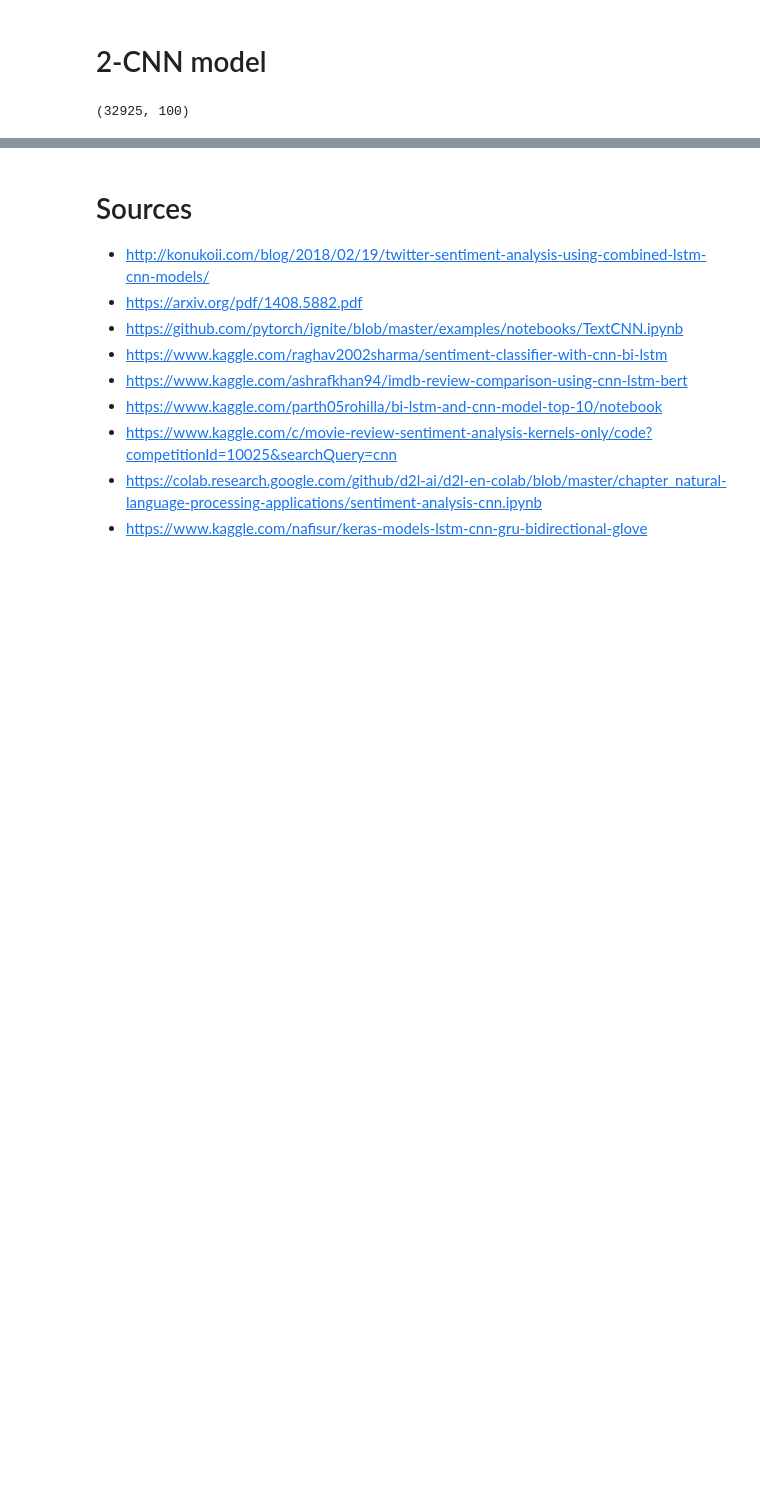
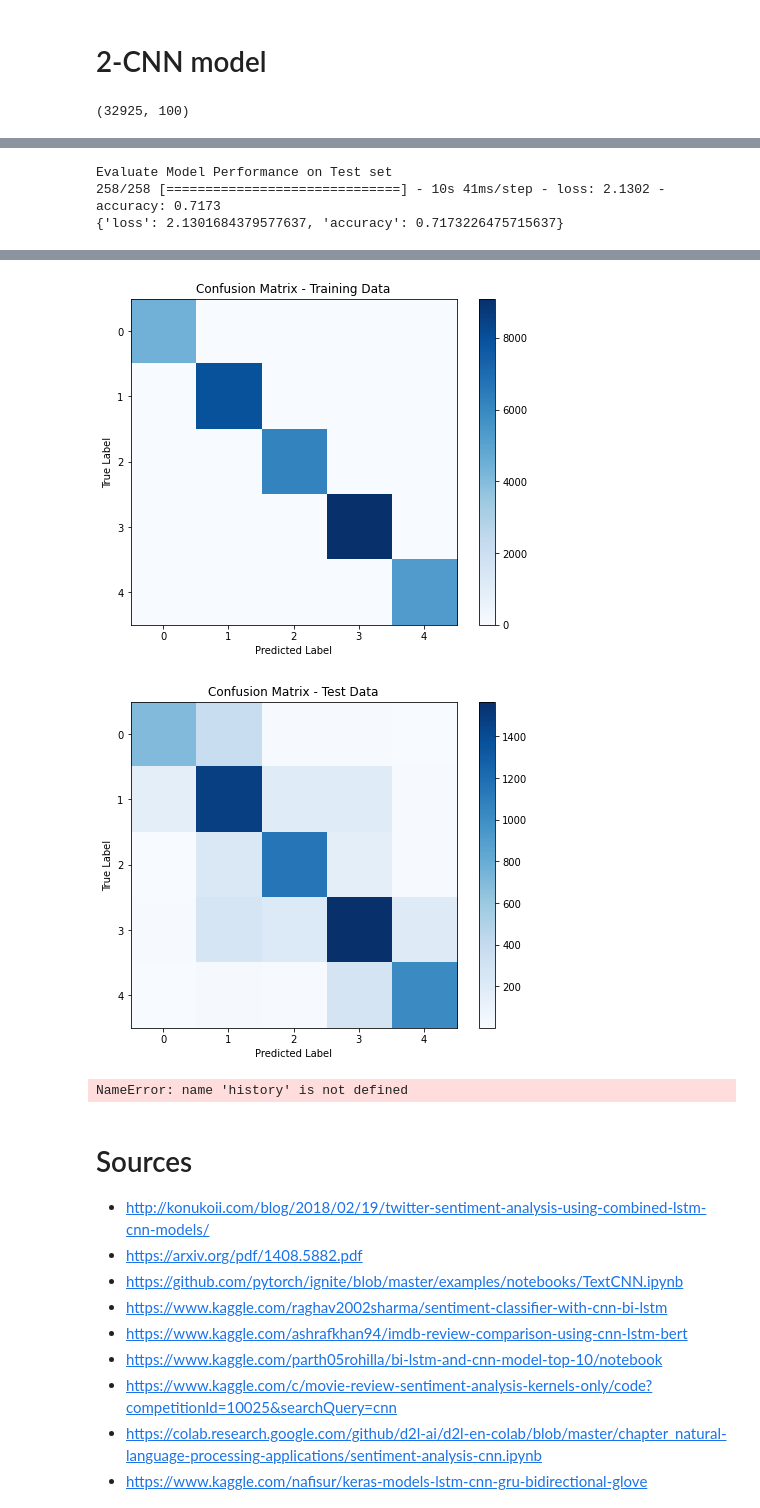
Before and after one commit to avishekiitism/Sentiment-Analysis, a Jupyter notebook: 11_04_cnn+lstm.ipynb, the cells around one changed output, grey strips where cells are left out. Drawn from its saved outputs; the diff is of its cells as text; code cells hidden in the pictures; blank space fills up the shorter version.

```diff
--- a/11_04_cnn+lstm.ipynb
+++ b/11_04_cnn+lstm.ipynb
@@ -596,0 +635,16 @@ print(dict(zip(model.metrics_names, result)))
+# %%
+from tensorflow.keras.models import Sequential
+from tensorflow.keras.layers import Embedding, LSTM, Conv1D, MaxPooling1D, Flatten, Dense
+
+model = Sequential()
+model.add(Embedding(input_dim=40000, output_dim=64, input_length=100))  # Embedding layer
+model.add(LSTM(units=64, return_sequences=True))  # LSTM layer with return sequences
+model.add(LSTM(units=32, return_sequences=True))  # LSTM layer with return sequences
+model.add(Conv1D(filters=64, kernel_size=3, activation='relu'))  # Convolutional layer
+model.add(MaxPooling1D(pool_size=2))  # MaxPooling layer
+model.add(Conv1D(filters=32, kernel_size=3, activation='relu'))  # Convolutional layer
+model.add(MaxPooling1D(pool_size=2))  # MaxPooling layer
+model.add(Flatten())  # Flatten layer
+model.add(Dense(units=5, activation='softmax'))  # Output layer for multi-class classification
+
+model.compile(loss='sparse_categorical_crossentropy', optimizer='adam', metrics=['accuracy'])
@@ -596,0 +671,2 @@ print(dict(zip(model.metrics_names, result)))
+# %%
+model.fit(X_train, y_train, validation_data=(X_test,y_test), epochs=20, batch_size=128, verbose=2)
@@ -596,0 +692,57 @@ print(dict(zip(model.metrics_names, result)))
+# %%
+print("Evaluate Model Performance on Test set")
+result = model.evaluate(X_test,y_test)
+print(dict(zip(model.metrics_names, result)))
+# %% [output]
+Evaluate Model Performance on Test set
+258/258 [==============================] - 10s 41ms/step - loss: 2.1302 - accuracy: 0.7173
+{'loss': 2.1301684379577637, 'accuracy': 0.7173226475715637}
+# %%
+import matplotlib.pyplot as plt
+from sklearn.metrics import confusion_matrix
+
+# Assuming you have already trained the model and have access to y_pred_train and y_pred_test
+
+# Generate predictions for the test dataset
+y_pred_train = model.predict(X_train)
+y_pred_test = model.predict(X_test)
+
+# Get the class with the highest probability for each sample
+y_pred_train_classes = np.argmax(y_pred_train, axis=1)
+y_pred_test_classes = np.argmax(y_pred_test, axis=1)
+
+# Get the confusion matrix
+cf_matrix_train = confusion_matrix(y_train, y_pred_train_classes)
+cf_matrix_test = confusion_matrix(y_test, y_pred_test_classes)
+
+# Plot confusion matrix for training data
+plt.figure(figsize=(8, 6))
+plt.imshow(cf_matrix_train, interpolation='nearest', cmap=plt.cm.Blues)
+plt.title('Confusion Matrix - Training Data')
+plt.colorbar()
+plt.xlabel('Predicted Label')
+plt.ylabel('True Label')
+plt.xticks(ticks=range(5))
+plt.yticks(ticks=range(5))
+plt.show()
+
+# Plot confusion matrix for test data
+plt.figure(figsize=(8, 6))
+plt.imshow(cf_matrix_test, interpolation='nearest', cmap=plt.cm.Blues)
+plt.title('Confusion Matrix - Test Data')
+plt.colorbar()
+plt.xlabel('Predicted Label')
+plt.ylabel('True Label')
+plt.xticks(ticks=range(5))
+plt.yticks(ticks=range(5))
+plt.show()
+
+# Plot training and validation loss over epochs
+plt.plot(history.history['loss'], label='Train Loss')
+plt.plot(history.history['val_loss'], label='Validation Loss')
+plt.title('Training and Validation Loss')
+plt.xlabel('Epoch')
+plt.ylabel('Loss')
+plt.legend()
+plt.show()
+# %% [output]
@@ -597,3 +751,6 @@ print(dict(zip(model.metrics_names, result)))
+[figure, added]
+[figure, added]
+NameError: name 'history' is not defined
 # %% [markdown]
 # Sources
 
```
Also changed, not shown: parts of 25 cells of this notebook.
